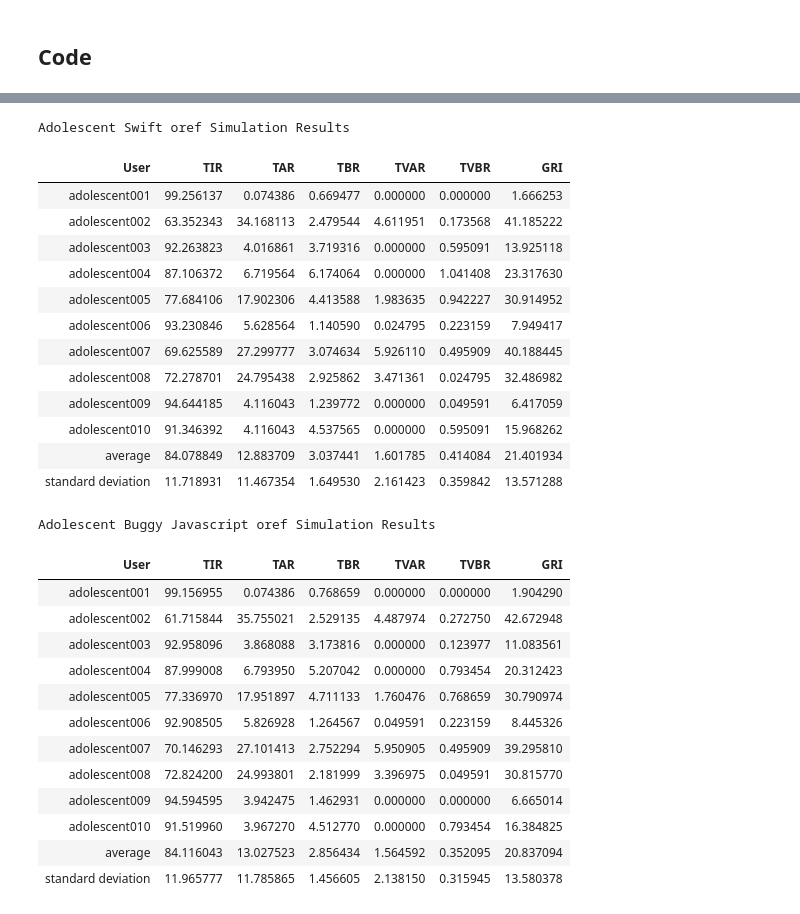
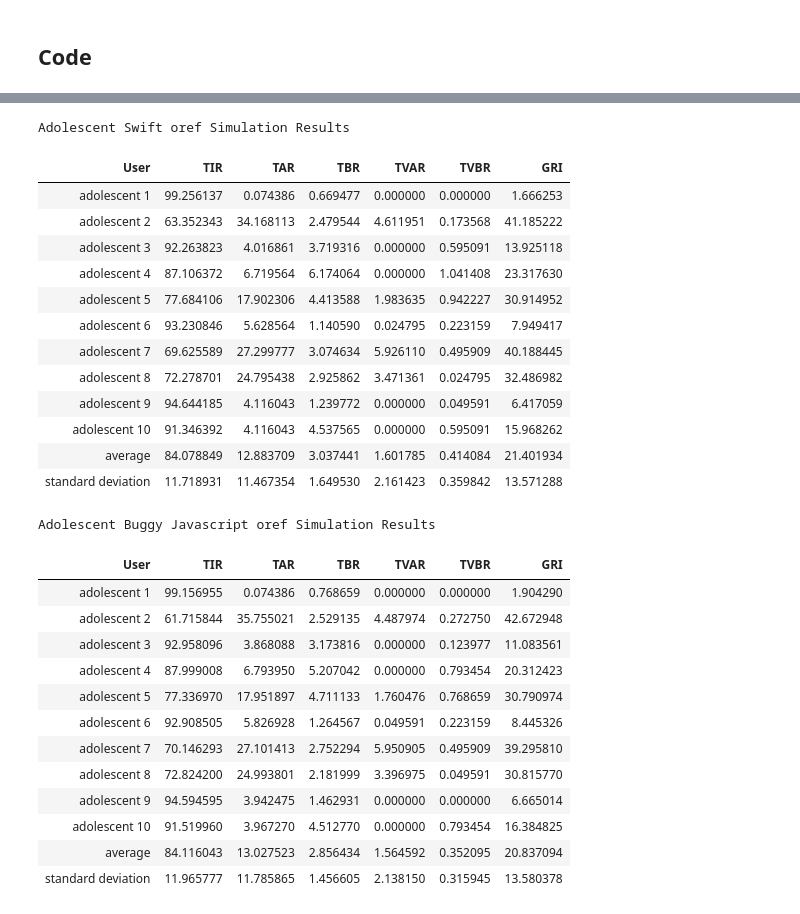
Before and after one commit to tscreven/AIDFramework, a Jupyter notebook: in_silico_simulation_analysis.ipynb, the cells around one changed output, grey strips where cells are left out. Drawn from its saved outputs; the diff is of its cells as text; code cells hidden in the pictures.

```diff
--- a/in_silico_simulation_analysis.ipynb
+++ b/in_silico_simulation_analysis.ipynb
@@ -34,9 +34,13 @@ import numpy as np
 import pandas as pd
 # %%
 children = [f"child{n}" for n in ["001","002","003","004","005","006","007","008","009","010"]]
+children_display = [f"child {n}" for n in range(1, 11)]
 adolescents = [f"adolescent{n}" for n in ["001","002","003","004","005","006","007","008","009","010"]]
+adolescents_display = [f"adolescent {n}" for n in range(1, 11)]
 adults = [f"adult{n}" for n in ["001","002","003","004","005","006","007","008","009","010"]]
+adults_display = [f"adult {n}" for n in range(1, 11)]
 all_users = children + adolescents + adults
+all_users_display = children_display + adolescents_display + adults_display
 
 results_folder = "simglucoseResults"
 # %%
@@ -66,13 +70,13 @@ def user_results(user:str, alg:str):
     glucose = pd.read_csv(path)['CGM'].to_list()
     return glucose_stats(glucose)
 
-def age_group_results(group:list, alg:str):
+def age_group_results(group:list, user_display:list, alg:str):
     results = {"User":[], "TIR":[], "TAR":[], "TBR":[], "TVAR":[],
                      "TVBR":[], "GRI":[]}
 
-    for user in group:
-        tir, tar, tbr, tvar, tvbr, gri = user_results(user, alg)
-        results["User"].append(user)
+    for i in range(len(group)):
+        tir, tar, tbr, tvar, tvbr, gri = user_results(group[i], alg)
+        results["User"].append(user_display[i])
         results["TIR"].append(tir)
         results["TAR"].append(tar)
         results["TBR"].append(tbr)
@@ -129,39 +133,39 @@ Children Buggy Javascript oref Simlation Results
 | standard deviation | 12.912881 | 11.305006 | 2.346157 | 9.489130 | 1.306087 | 25.226886 |
 # %%
 print('Adolescent Swift oref Simulation Results')
-df = pd.DataFrame.from_dict(age_group_results(adolescents, 'swift'))
+df = pd.DataFrame.from_dict(age_group_results(adolescents, adolescents_display, 'swift'))
 display(df.style.hide())
 
 print('Adolescent Buggy Javascript oref Simulation Results')
-df = pd.DataFrame.from_dict(age_group_results(adolescents, 'jsbug'))
+df = pd.DataFrame.from_dict(age_group_results(adolescents, adolescents_display, 'jsbug'))
 display(df.style.hide())
 # %% [output]
 Adolescent Swift oref Simulation Results
 | User | TIR | TAR | TBR | TVAR | TVBR | GRI |
-| adolescent001 | 99.256137 | 0.074386 | 0.669477 | 0.000000 | 0.000000 | 1.666253 |
-| adolescent002 | 63.352343 | 34.168113 | 2.479544 | 4.611951 | 0.173568 | 41.185222 |
-| adolescent003 | 92.263823 | 4.016861 | 3.719316 | 0.000000 | 0.595091 | 13.925118 |
-| adolescent004 | 87.106372 | 6.719564 | 6.174064 | 0.000000 | 1.041408 | 23.317630 |
-| adolescent005 | 77.684106 | 17.902306 | 4.413588 | 1.983635 | 0.942227 | 30.914952 |
-| adolescent006 | 93.230846 | 5.628564 | 1.140590 | 0.024795 | 0.223159 | 7.949417 |
-| adolescent007 | 69.625589 | 27.299777 | 3.074634 | 5.926110 | 0.495909 | 40.188445 |
-| adolescent008 | 72.278701 | 24.795438 | 2.925862 | 3.471361 | 0.024795 | 32.486982 |
-| adolescent009 | 94.644185 | 4.116043 | 1.239772 | 0.000000 | 0.049591 | 6.417059 |
-| adolescent010 | 91.346392 | 4.116043 | 4.537565 | 0.000000 | 0.595091 | 15.968262 |
+| adolescent 1 | 99.256137 | 0.074386 | 0.669477 | 0.000000 | 0.000000 | 1.666253 |
+| adolescent 2 | 63.352343 | 34.168113 | 2.479544 | 4.611951 | 0.173568 | 41.185222 |
+| adolescent 3 | 92.263823 | 4.016861 | 3.719316 | 0.000000 | 0.595091 | 13.925118 |
+| adolescent 4 | 87.106372 | 6.719564 | 6.174064 | 0.000000 | 1.041408 | 23.317630 |
+| adolescent 5 | 77.684106 | 17.902306 | 4.413588 | 1.983635 | 0.942227 | 30.914952 |
+| adolescent 6 | 93.230846 | 5.628564 | 1.140590 | 0.024795 | 0.223159 | 7.949417 |
+| adolescent 7 | 69.625589 | 27.299777 | 3.074634 | 5.926110 | 0.495909 | 40.188445 |
+| adolescent 8 | 72.278701 | 24.795438 | 2.925862 | 3.471361 | 0.024795 | 32.486982 |
+| adolescent 9 | 94.644185 | 4.116043 | 1.239772 | 0.000000 | 0.049591 | 6.417059 |
+| adolescent 10 | 91.346392 | 4.116043 | 4.537565 | 0.000000 | 0.595091 | 15.968262 |
 | average | 84.078849 | 12.883709 | 3.037441 | 1.601785 | 0.414084 | 21.401934 |
 | standard deviation | 11.718931 | 11.467354 | 1.649530 | 2.161423 | 0.359842 | 13.571288 |
 Adolescent Buggy Javascript oref Simulation Results
 | User | TIR | TAR | TBR | TVAR | TVBR | GRI |
-| adolescent001 | 99.156955 | 0.074386 | 0.768659 | 0.000000 | 0.000000 | 1.904290 |
-| adolescent002 | 61.715844 | 35.755021 | 2.529135 | 4.487974 | 0.272750 | 42.672948 |
-| adolescent003 | 92.958096 | 3.868088 | 3.173816 | 0.000000 | 0.123977 | 11.083561 |
-| adolescent004 | 87.999008 | 6.793950 | 5.207042 | 0.000000 | 0.793454 | 20.312423 |
-| adolescent005 | 77.336970 | 17.951897 | 4.711133 | 1.760476 | 0.768659 | 30.790974 |
-| adolescent006 | 92.908505 | 5.826928 | 1.264567 | 0.049591 | 0.223159 | 8.445326 |
-| adolescent007 | 70.146293 | 27.101413 | 2.752294 | 5.950905 | 0.495909 | 39.295810 |
-| adolescent008 | 72.824200 | 24.993801 | 2.181999 | 3.396975 | 0.049591 | 30.815770 |
-| adolescent009 | 94.594595 | 3.942475 | 1.462931 | 0.000000 | 0.000000 | 6.665014 |
-| adolescent010 | 91.519960 | 3.967270 | 4.512770 | 0.000000 | 0.793454 | 16.384825 |
+| adolescent 1 | 99.156955 | 0.074386 | 0.768659 | 0.000000 | 0.000000 | 1.904290 |
+| adolescent 2 | 61.715844 | 35.755021 | 2.529135 | 4.487974 | 0.272750 | 42.672948 |
+| adolescent 3 | 92.958096 | 3.868088 | 3.173816 | 0.000000 | 0.123977 | 11.083561 |
+| adolescent 4 | 87.999008 | 6.793950 | 5.207042 | 0.000000 | 0.793454 | 20.312423 |
+| adolescent 5 | 77.336970 | 17.951897 | 4.711133 | 1.760476 | 0.768659 | 30.790974 |
+| adolescent 6 | 92.908505 | 5.826928 | 1.264567 | 0.049591 | 0.223159 | 8.445326 |
+| adolescent 7 | 70.146293 | 27.101413 | 2.752294 | 5.950905 | 0.495909 | 39.295810 |
+| adolescent 8 | 72.824200 | 24.993801 | 2.181999 | 3.396975 | 0.049591 | 30.815770 |
+| adolescent 9 | 94.594595 | 3.942475 | 1.462931 | 0.000000 | 0.000000 | 6.665014 |
+| adolescent 10 | 91.519960 | 3.967270 | 4.512770 | 0.000000 | 0.793454 | 16.384825 |
 | average | 84.116043 | 13.027523 | 2.856434 | 1.564592 | 0.352095 | 20.837094 |
 | standard deviation | 11.965777 | 11.785865 | 1.456605 | 2.138150 | 0.315945 | 13.580378 |
 # %%
```
Also changed, not shown: parts of 7 cells of this notebook, 1 other file.
